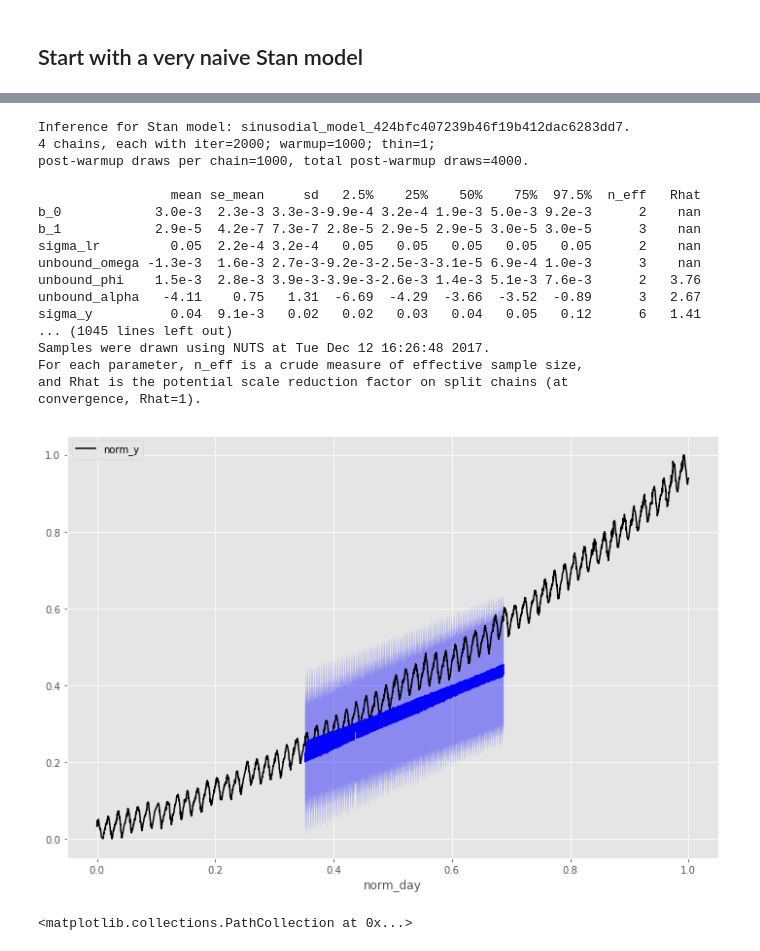
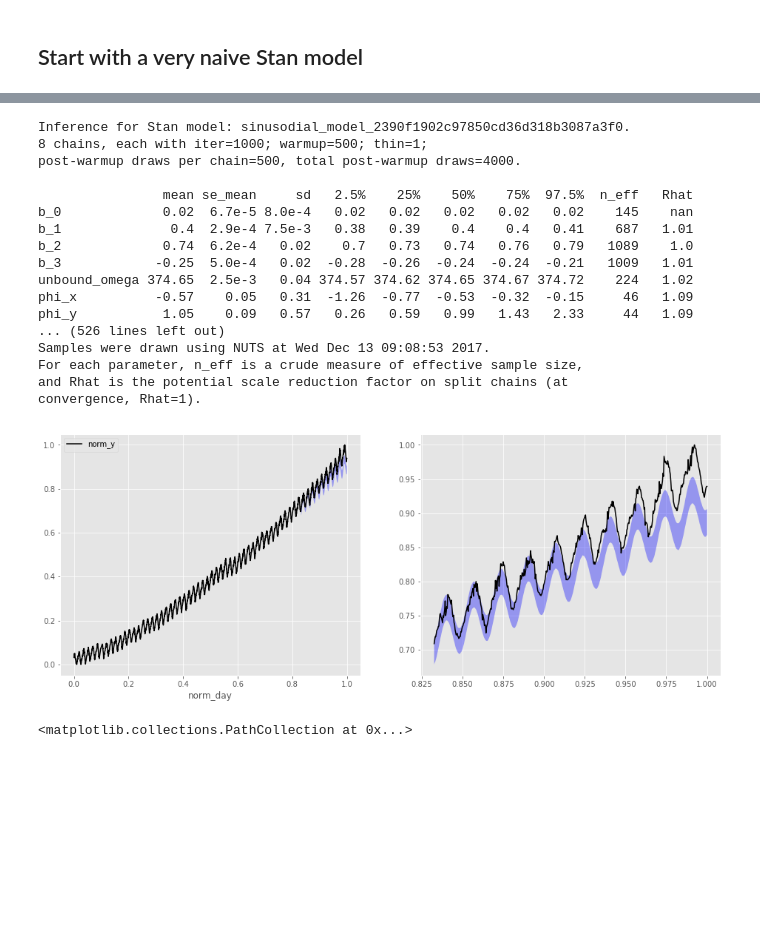
Before and after one commit to guydav/minerva, a Jupyter notebook: notebooks/CS146/0.X Final Project (Stan).ipynb, the cells around one changed output, grey strips where cells are left out. Cells and saved outputs as stored; diff of their text form; code cells hidden in the pictures; blank space fills up the shorter version.

Commit message:
Working sinusodial Stan model

```diff
--- a/notebooks/CS146/0.X Final Project (Stan).ipynb
+++ b/notebooks/CS146/0.X Final Project (Stan).ipynb
@@ -263,9 +269,10 @@ TODO:
 # %%
-TRAIN_SIZE = 1040
-TEST_SIZE = 1040
-train = mauna_loa[:TRAIN_SIZE]
-test = mauna_loa[TRAIN_SIZE:TRAIN_SIZE + TEST_SIZE]
+# TRAIN_SIZE = 1040
+# TEST_SIZE = 1040
+# train = mauna_loa[:TRAIN_SIZE]
+# test = mauna_loa[TRAIN_SIZE:TRAIN_SIZE + TEST_SIZE]
 
-# TEST_SIZE = 52 * 8
-# train = mauna_loa[:-TEST_SIZE]
-# test = mauna_loa[-TEST_SIZE:]
+TEST_SIZE = 52 * 10
+train = mauna_loa[:-TEST_SIZE]
+test = mauna_loa[-TEST_SIZE:]
+len(mauna_loa), len(train), len(test)
@@ -366,4 +407,7 @@ g++ -pthread -shared -L/opt/anaconda3/lib -Wl,-rpath=/opt/anaconda3/lib,--no-as-
 # %%
+unbound_omega_zero = 2 * np.pi / (365.25 / day_range)
+unbound_alpha_zero = -3
+
 sinusodial_data = {
     'N': len(train),
     'N_future': len(test),
@@ -374,8 +418,8 @@ sinusodial_data = {
     'unbound_alpha_zero': unbound_alpha_zero,
 }
 
-fit = sm.sampling(data=sinusodial_data, iter=2000, chains=4, n_jobs=4,
-                  init=lambda: {'b_0': 0, 'b_1': 0.1, 'sigma_lr': 0.05,
+fit = sm.sampling(data=sinusodial_data, iter=1000, chains=8, n_jobs=8,
+                  init=lambda: {'b_0': 0, 'b_1': 1, # 'sigma_lr': 0.05,
                                 'unbound_omega': unbound_omega_zero, 'unbound_phi': 0,
                                 'unbound_alpha': unbound_alpha_zero, 'sigma_y': 0.05,
                                }
@@ -384,43 +428,50 @@ fit = sm.sampling(data=sinusodial_data, iter=2000, chains=4, n_jobs=4,
 samples = fit.extract()
 fit
 # %% [output]
-Inference for Stan model: sinusodial_model_424bfc407239b46f19b412dac6283dd7.
-4 chains, each with iter=2000; warmup=1000; thin=1;
-post-warmup draws per chain=1000, total post-warmup draws=4000.
+Inference for Stan model: sinusodial_model_2390f1902c97850cd36d318b3087a3f0.
+8 chains, each with iter=1000; warmup=500; thin=1;
+post-warmup draws per chain=500, total post-warmup draws=4000.
 
-                 mean se_mean     sd   2.5%    25%    50%    75%  97.5%  n_eff   Rhat
-b_0            3.0e-3  2.3e-3 3.3e-3-9.9e-4 3.2e-4 1.9e-3 5.0e-3 9.2e-3      2    nan
-b_1            2.9e-5  4.2e-7 7.3e-7 2.8e-5 2.9e-5 2.9e-5 3.0e-5 3.0e-5      3    nan
-sigma_lr         0.05  2.2e-4 3.2e-4   0.05   0.05   0.05   0.05   0.05      2    nan
-unbound_omega -1.3e-3  1.6e-3 2.7e-3-9.2e-3-2.5e-3-3.1e-5 6.9e-4 1.0e-3      3    nan
-unbound_phi    1.5e-3  2.8e-3 3.9e-3-3.9e-3-2.6e-3 1.4e-3 5.1e-3 7.6e-3      2   3.76
-unbound_alpha   -4.11    0.75   1.31  -6.69  -4.29  -3.66  -3.52  -0.89      3   2.67
-sigma_y          0.04  9.1e-3   0.02   0.02   0.03   0.04   0.05   0.12      6   1.41
-... (1045 lines left out)
-Samples were drawn using NUTS at Tue Dec 12 16:26:48 2017.
+                mean se_mean     sd   2.5%    25%    50%    75%  97.5%  n_eff   Rhat
+b_0             0.02  6.7e-5 8.0e-4   0.02   0.02   0.02   0.02   0.02    145    nan
+b_1              0.4  2.9e-4 7.5e-3   0.38   0.39    0.4    0.4   0.41    687   1.01
+b_2             0.74  6.2e-4   0.02    0.7   0.73   0.74   0.76   0.79   1089    1.0
+b_3            -0.25  5.0e-4   0.02  -0.28  -0.26  -0.24  -0.24  -0.21   1009   1.01
+unbound_omega 374.65  2.5e-3   0.04 374.57 374.62 374.65 374.67 374.72    224   1.02
+phi_x          -0.57    0.05   0.31  -1.26  -0.77  -0.53  -0.32  -0.15     46   1.09
+phi_y           1.05    0.09   0.57   0.26   0.59   0.99   1.43   2.33     44   1.09
+... (526 lines left out)
+Samples were drawn using NUTS at Wed Dec 13 09:08:53 2017.
 For each parameter, n_eff is a crude measure of effective sample size,
 and Rhat is the potential scale reduction factor on split chains (at
 convergence, Rhat=1).
 # %%
 def plot_samples(samples, future=None):
     if future is None:
         future = len(test)
 
-    ax = mauna_loa.plot(x='norm_day', y='norm_y', figsize=(12, 8), color='black')
+    fig = plt.figure(figsize=(16, 6))
+    gs = gridspec.GridSpec(1, 2, hspace=0.7)
 
     y_future_means = np.mean(samples['y_future'], axis=0)
     y_future_stds = np.std(samples['y_future'], axis=0)
 
-    ax.plot(test['norm_day'][:future], y_future_means[:future], color='blue')
-    ax.fill_between(test['norm_day'][:future], y_future_means[:future] - 2 * y_future_stds[:future],
-                    y_future_means[:future] + 2 * y_future_stds[:future], alpha=0.4, facecolor='blue')
+    left_ax = plt.subplot(gs[0, 0])
+    mauna_loa.plot(x='norm_day', y='norm_y', color='black', ax=left_ax)
+    left_ax.fill_between(test['norm_day'][:future], y_future_means[:future] - 2 * y_future_stds[:future],
+                    y_future_means[:future] + 2 * y_future_stds[:future], alpha=0.35, facecolor='blue')
+
+    right_ax = plt.subplot(gs[0, 1])
+    right_ax.plot(test['norm_day'][:future], test['norm_y'][:future], color='black')
+    right_ax.fill_between(test['norm_day'][:future], y_future_means[:future] - 2 * y_future_stds[:future],
+                    y_future_means[:future] + 2 * y_future_stds[:future], alpha=0.35, facecolor='blue')
 
     plt.show()
 
 
 plot_samples(samples)
 # %% [output]
-[figure, old version]
+[figure, new version]
 # %%
 plt.figure(figsize=(12, 8))
 plt.scatter(range(samples['unbound_omega'].shape[0]), samples['unbound_omega'])
```
Also changed, not shown: parts of 12 cells of this notebook, 3 other files.
